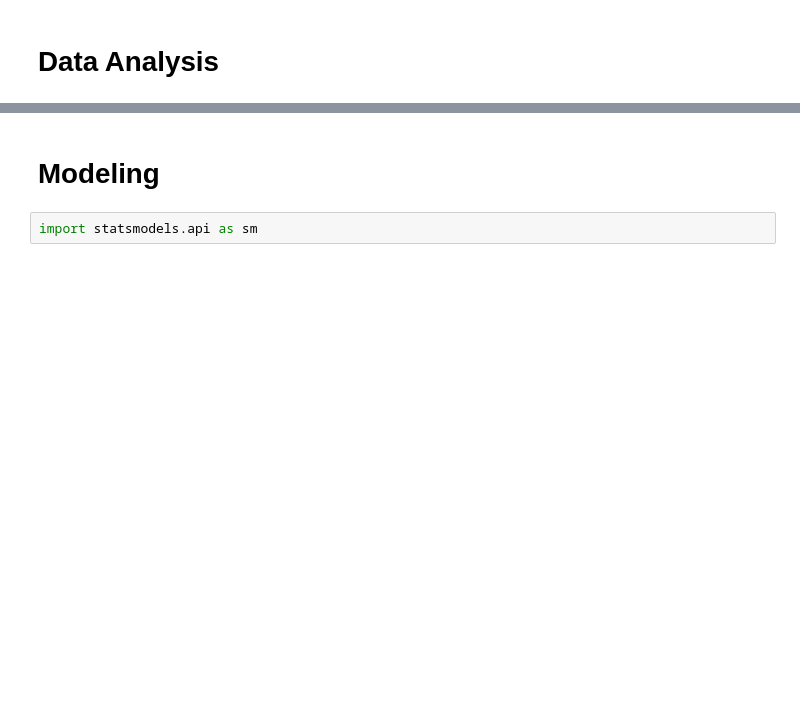
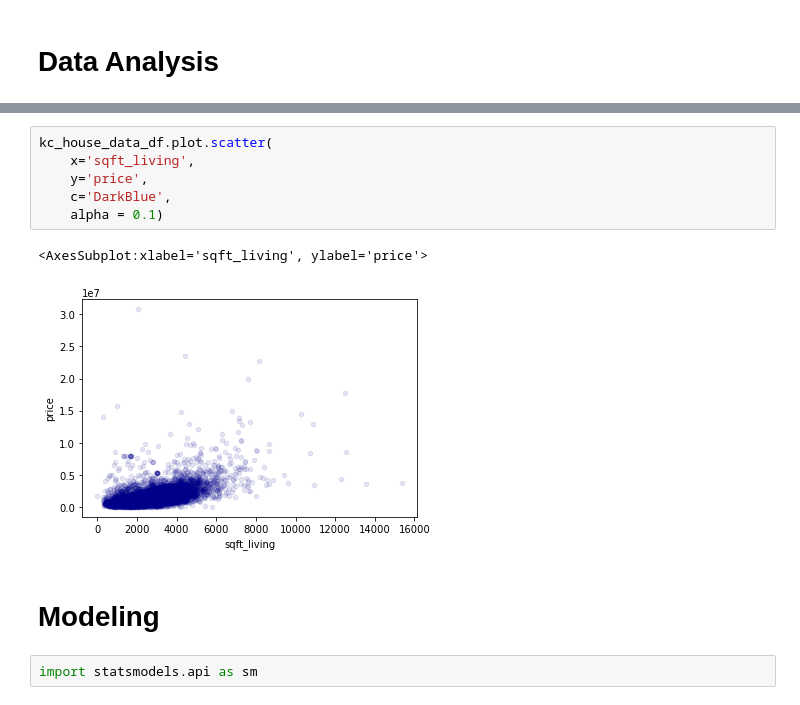
Before and after one commit to adammarianacci/Real_Estate_Analysis, a Jupyter notebook: notebook.ipynb, the cells around one changed output, grey strips where cells are left out. Drawn from its saved outputs; the diff is of its cells as text; blank space fills up the shorter version.

```diff
--- a/notebook.ipynb
+++ b/notebook.ipynb
@@ -106,3 +179,12 @@ import matplotlib.pyplot as plt
+# %%
+kc_house_data_df.plot.scatter(
+    x='sqft_living',
+    y='price',
+    c='DarkBlue',
+    alpha = 0.1)
+# %% [output]
+<AxesSubplot:xlabel='sqft_living', ylabel='price'>
+[figure, added]
 # %% [markdown]
 # Modeling
 # %%
```
Also changed, not shown: parts of 28 cells of this notebook.
